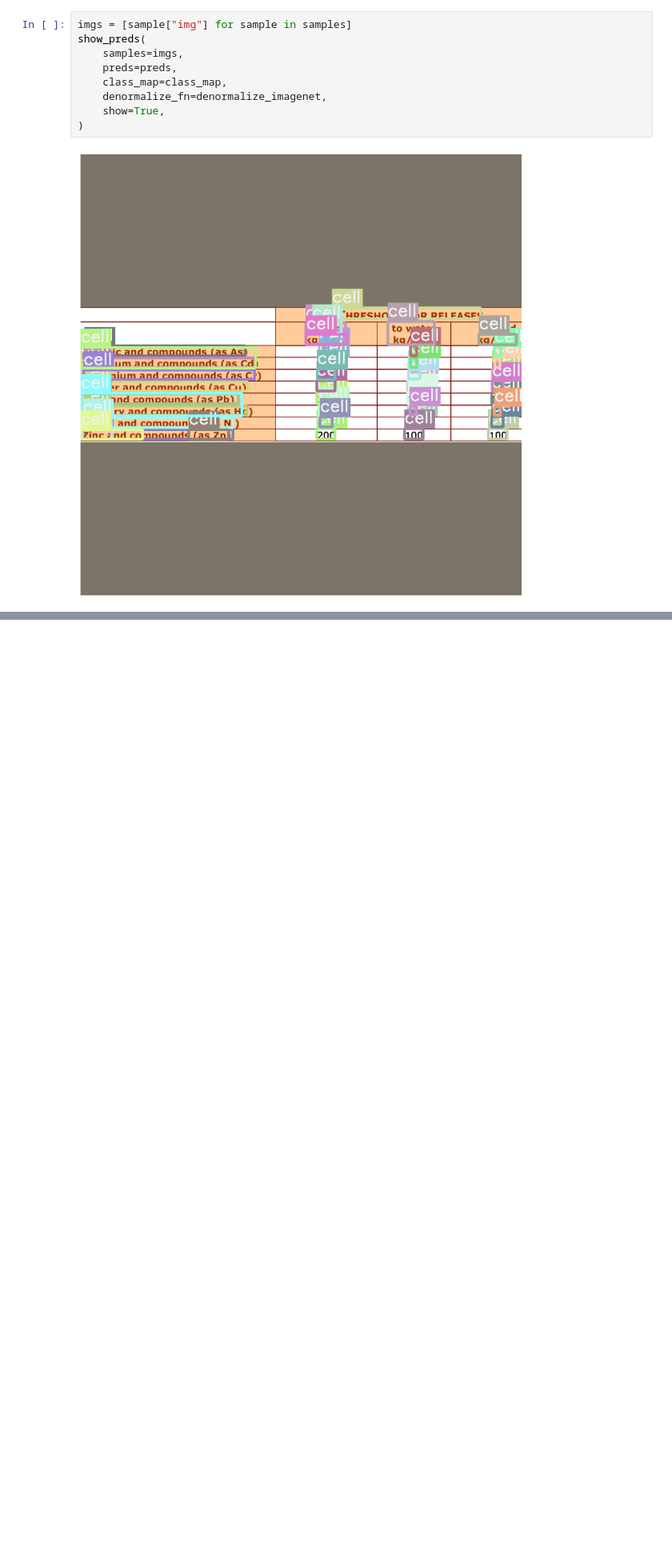
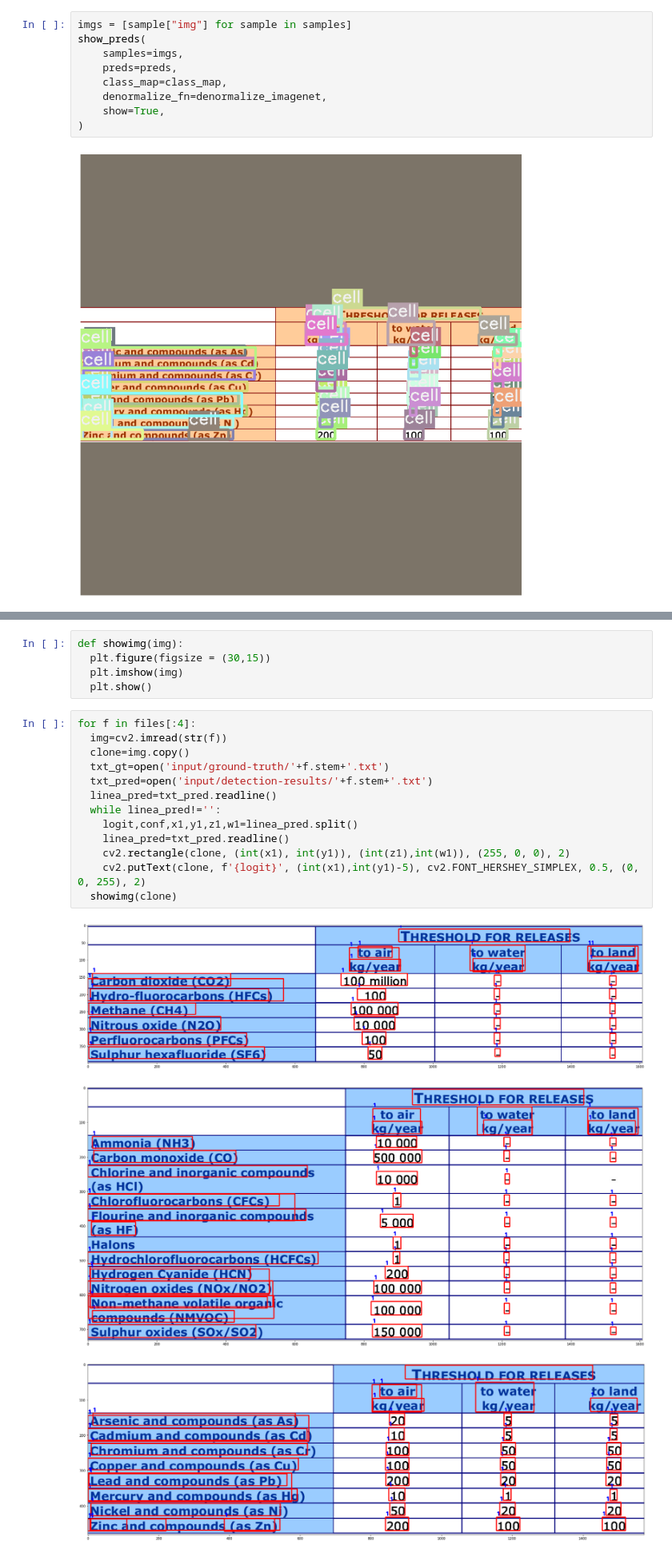
Before and after one commit to holms-ur/CellDetection, a Jupyter notebook: Detection/FasterRCNN.ipynb, the cells around one changed output, grey strips where cells are left out. Shown at 80% size. Cells and saved outputs as stored; diff of their text form; blank space fills up the shorter version.

```diff
--- a/Detection/FasterRCNN.ipynb
+++ b/Detection/FasterRCNN.ipynb
@@ -265,0 +1246,22 @@ show_preds(
+# %%
+def showimg(img):
+  plt.figure(figsize = (30,15))
+  plt.imshow(img)
+  plt.show()
+# %%
+for f in files[:4]:
+  img=cv2.imread(str(f))
+  clone=img.copy()
+  txt_gt=open('input/ground-truth/'+f.stem+'.txt')
+  txt_pred=open('input/detection-results/'+f.stem+'.txt')
+  linea_pred=txt_pred.readline()
+  while linea_pred!='':
+    logit,conf,x1,y1,z1,w1=linea_pred.split()
+    linea_pred=txt_pred.readline()
+    cv2.rectangle(clone, (int(x1), int(y1)), (int(z1),int(w1)), (255, 0, 0), 2)
+    cv2.putText(clone, f'{logit}', (int(x1),int(y1)-5), cv2.FONT_HERSHEY_SIMPLEX, 0.5, (0, 0, 255), 2)
+  showimg(clone)
+# %% [output]
+[figure, added]
+[figure, added]
+[figure, added]
```
Also changed, not shown: parts of 31 cells of this notebook.
